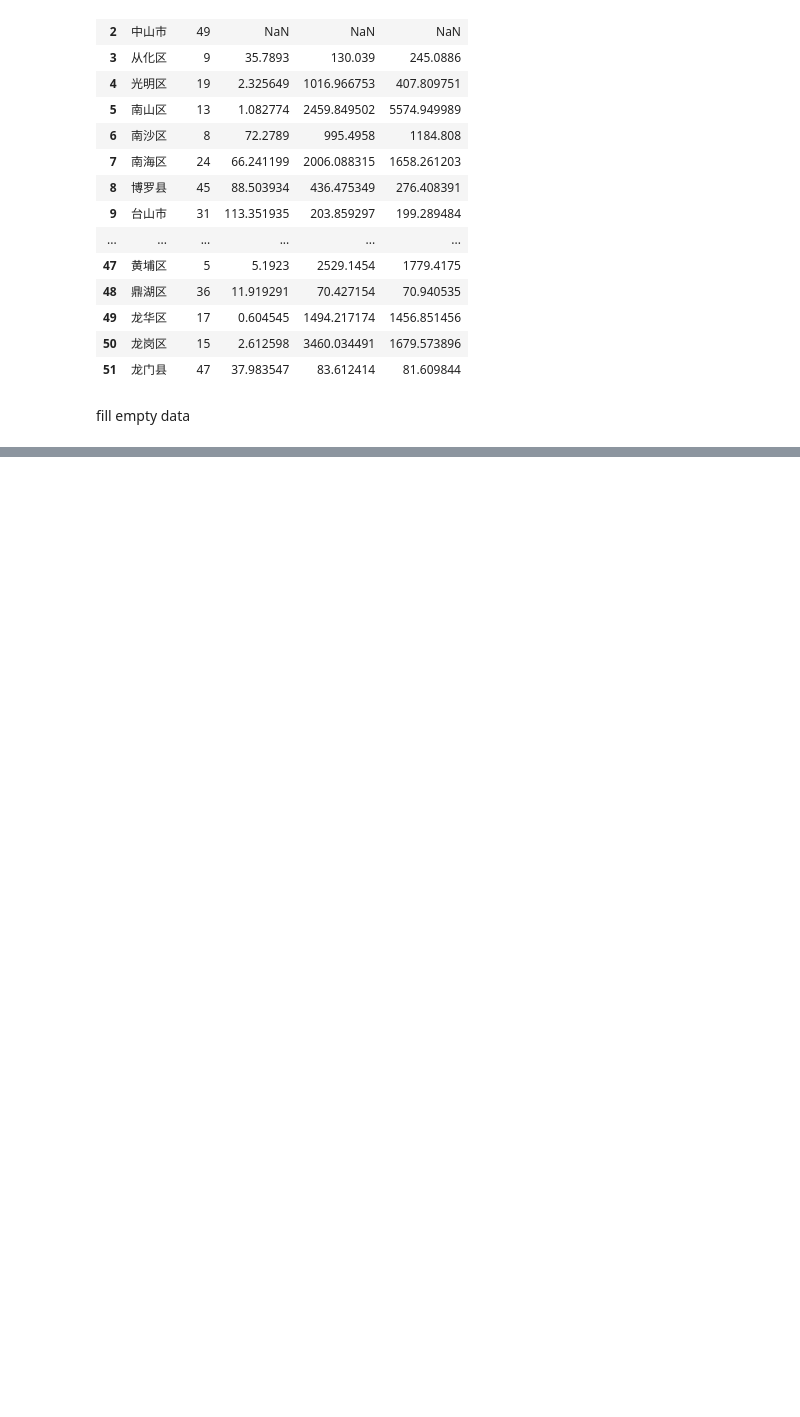
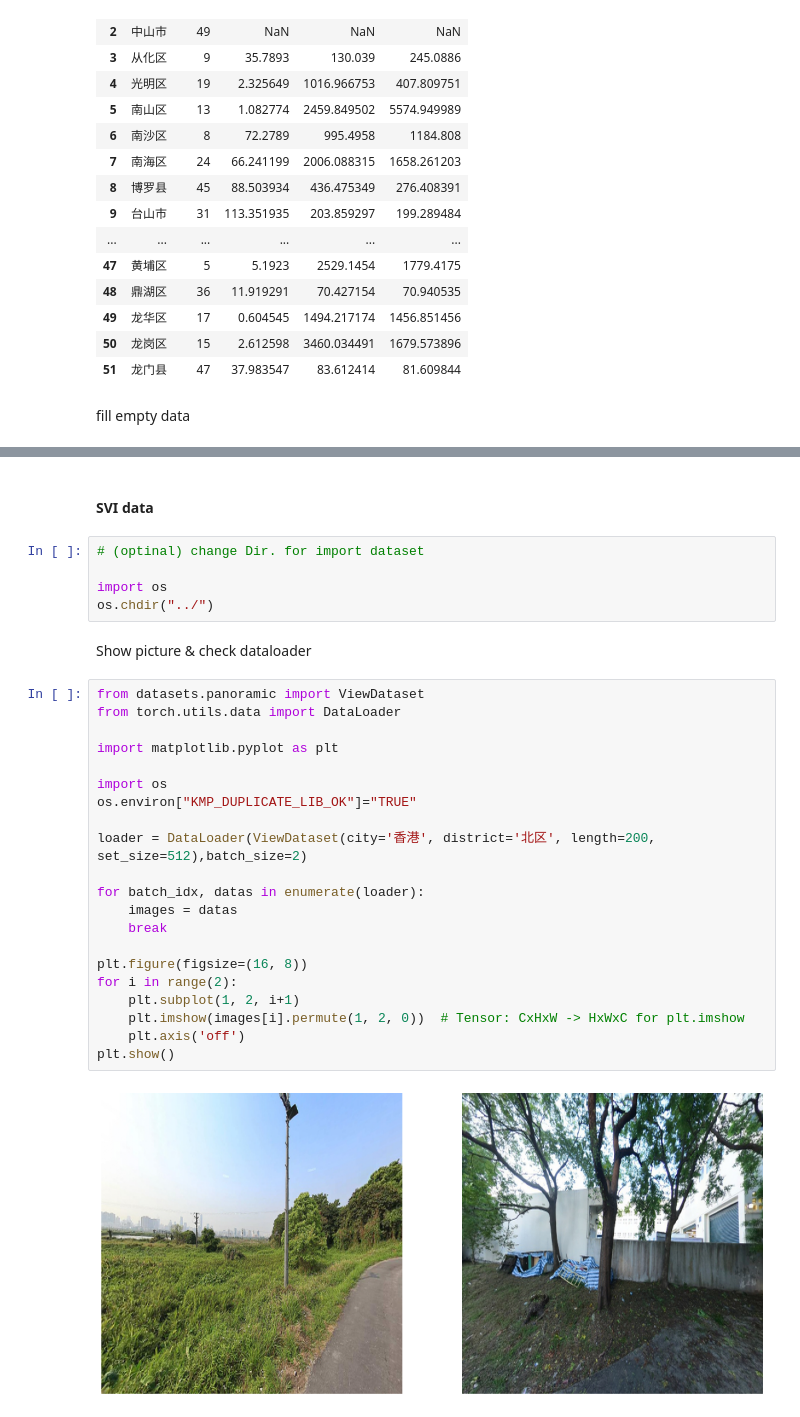
Before and after one commit to SlieFamily/SemiGPS, a Jupyter notebook: notebooks/data_process.ipynb, the cells around one changed output, grey strips where cells are left out. Drawn from its saved outputs; the diff is of its cells as text; blank space fills up the shorter version.

```diff
--- a/notebooks/data_process.ipynb
+++ b/notebooks/data_process.ipynb
@@ -436,0 +455,32 @@ gdp.to_csv('../datasets/gba_3gdp.csv')
+# %% [markdown]
+#### SVI data
+# %%
+# (optinal) change Dir. for import dataset
+
+import os
+os.chdir("../")
+# %% [markdown]
+Show picture & check dataloader
+# %%
+from datasets.panoramic import ViewDataset
+from torch.utils.data import DataLoader
+
+import matplotlib.pyplot as plt
+
+import os
+os.environ["KMP_DUPLICATE_LIB_OK"]="TRUE"
+
+loader = DataLoader(ViewDataset(city='香港', district='北区', length=200, set_size=512),batch_size=2)
+
+for batch_idx, datas in enumerate(loader):
+    images = datas
+    break
+
+plt.figure(figsize=(16, 8))
+for i in range(2):
+    plt.subplot(1, 2, i+1)
+    plt.imshow(images[i].permute(1, 2, 0))  # Tensor: CxHxW -> HxWxC for plt.imshow
+    plt.axis('off')
+plt.show()
+# %% [output]
+[figure, added]
```
Also changed, not shown: parts of 5 cells of this notebook, 11 other files.
